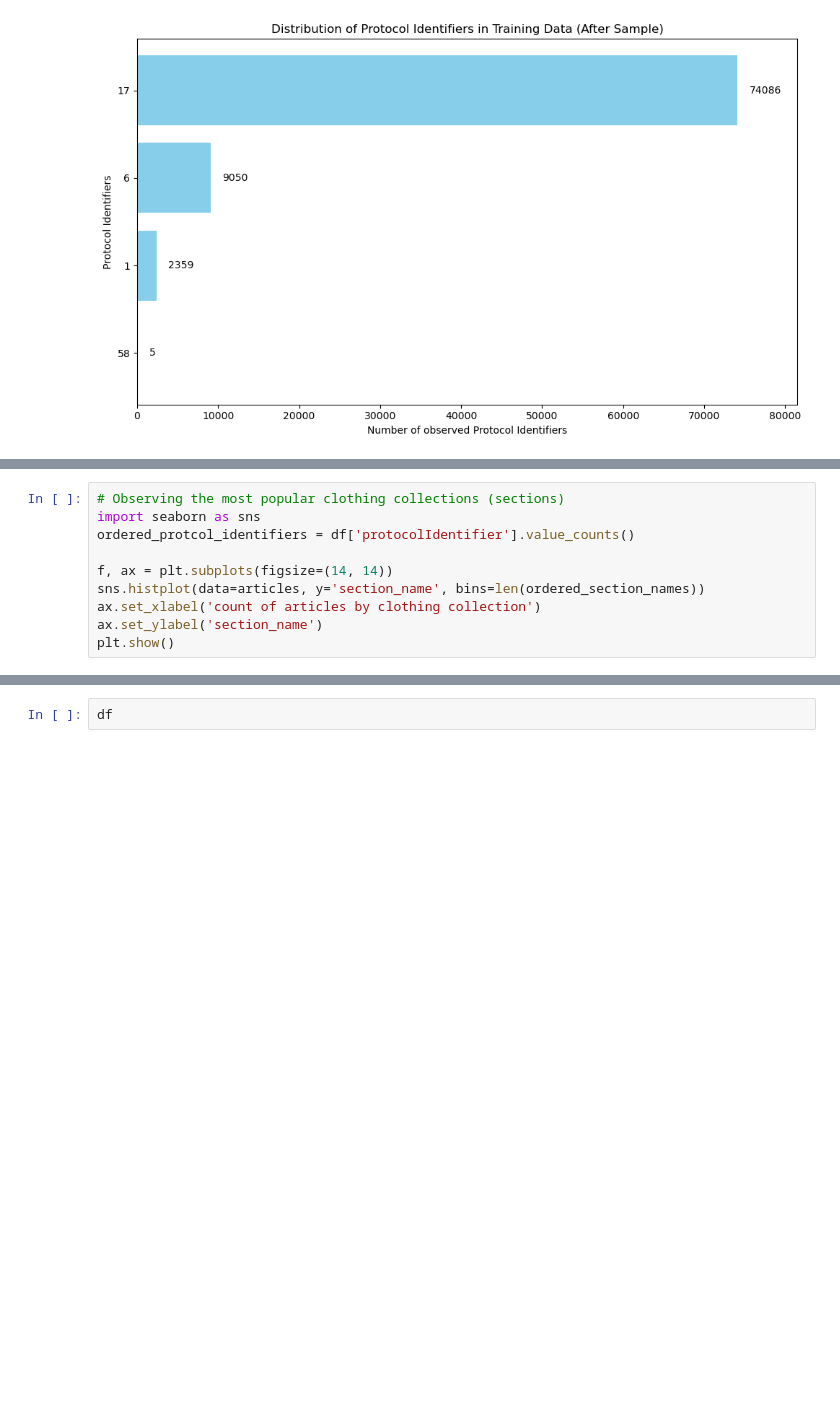
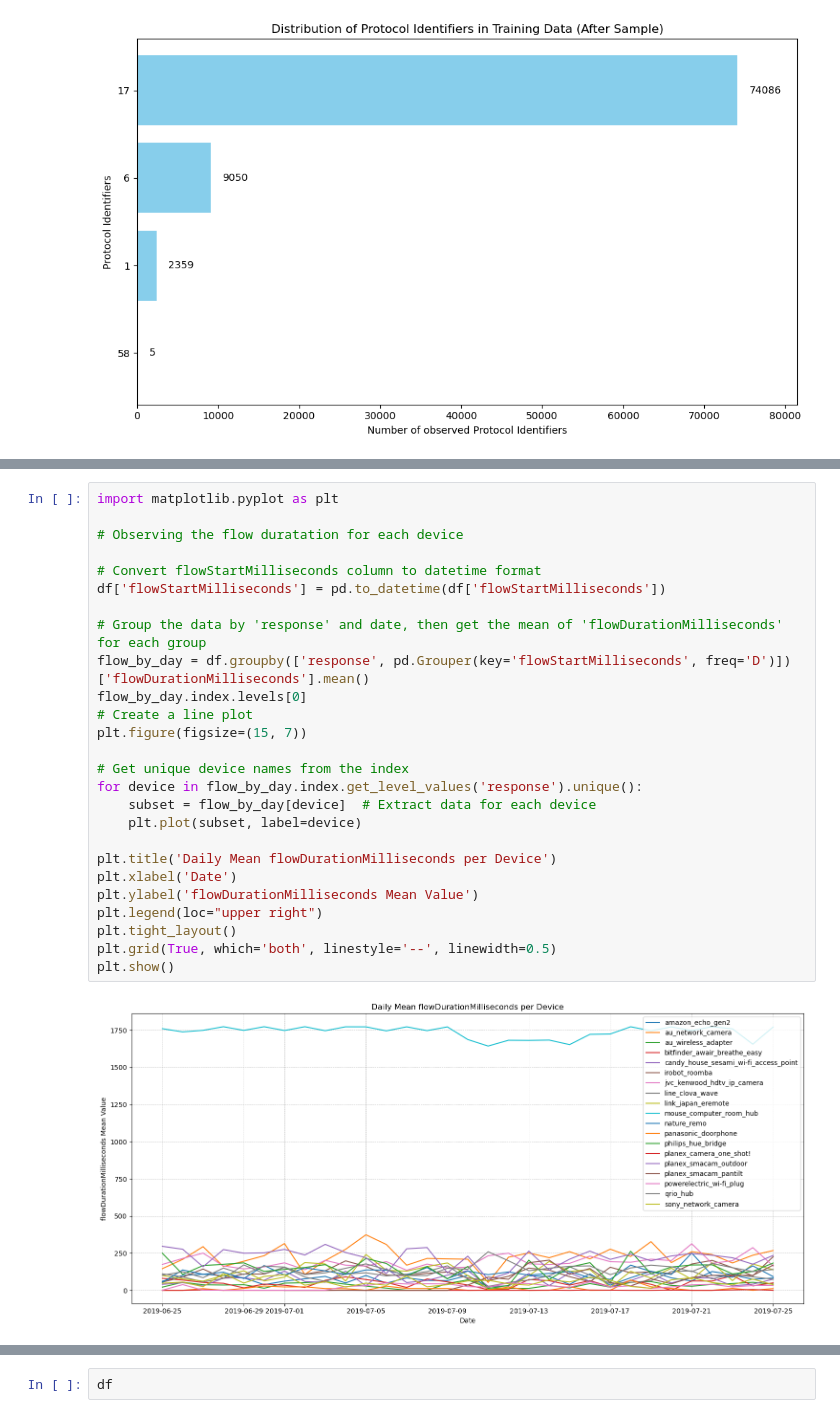
Before and after one commit to looopdawg/IPFIXDeviceIdentification, a Jupyter notebook: DATA3001_EDA.ipynb, the cells around one changed output, grey strips where cells are left out. Drawn from its saved outputs; the diff is of its cells as text; blank space fills up the shorter version.

```diff
--- a/DATA3001_EDA.ipynb
+++ b/DATA3001_EDA.ipynb
@@ -269,10 +269,28 @@ plt.show()
 # %%
-# Observing the most popular clothing collections (sections)
-import seaborn as sns
-ordered_protcol_identifiers = df['protocolIdentifier'].value_counts()
+import matplotlib.pyplot as plt
 
-f, ax = plt.subplots(figsize=(14, 14))
-sns.histplot(data=articles, y='section_name', bins=len(ordered_section_names))
-ax.set_xlabel('count of articles by clothing collection')
-ax.set_ylabel('section_name')
+# Observing the flow duratation for each device
+
+# Convert flowStartMilliseconds column to datetime format
+df['flowStartMilliseconds'] = pd.to_datetime(df['flowStartMilliseconds'])
+
+# Group the data by 'response' and date, then get the mean of 'flowDurationMilliseconds' for each group
+flow_by_day = df.groupby(['response', pd.Grouper(key='flowStartMilliseconds', freq='D')])['flowDurationMilliseconds'].mean()
+flow_by_day.index.levels[0]
+# Create a line plot
+plt.figure(figsize=(15, 7))
+
+# Get unique device names from the index
+for device in flow_by_day.index.get_level_values('response').unique():
+    subset = flow_by_day[device]  # Extract data for each device
+    plt.plot(subset, label=device)
+
+plt.title('Daily Mean flowDurationMilliseconds per Device')
+plt.xlabel('Date')
+plt.ylabel('flowDurationMilliseconds Mean Value')
+plt.legend(loc="upper right")
+plt.tight_layout()
+plt.grid(True, which='both', linestyle='--', linewidth=0.5)
 plt.show()
+# %% [output]
+[figure, added]
```
Also changed, not shown: parts of 7 cells of this notebook.
